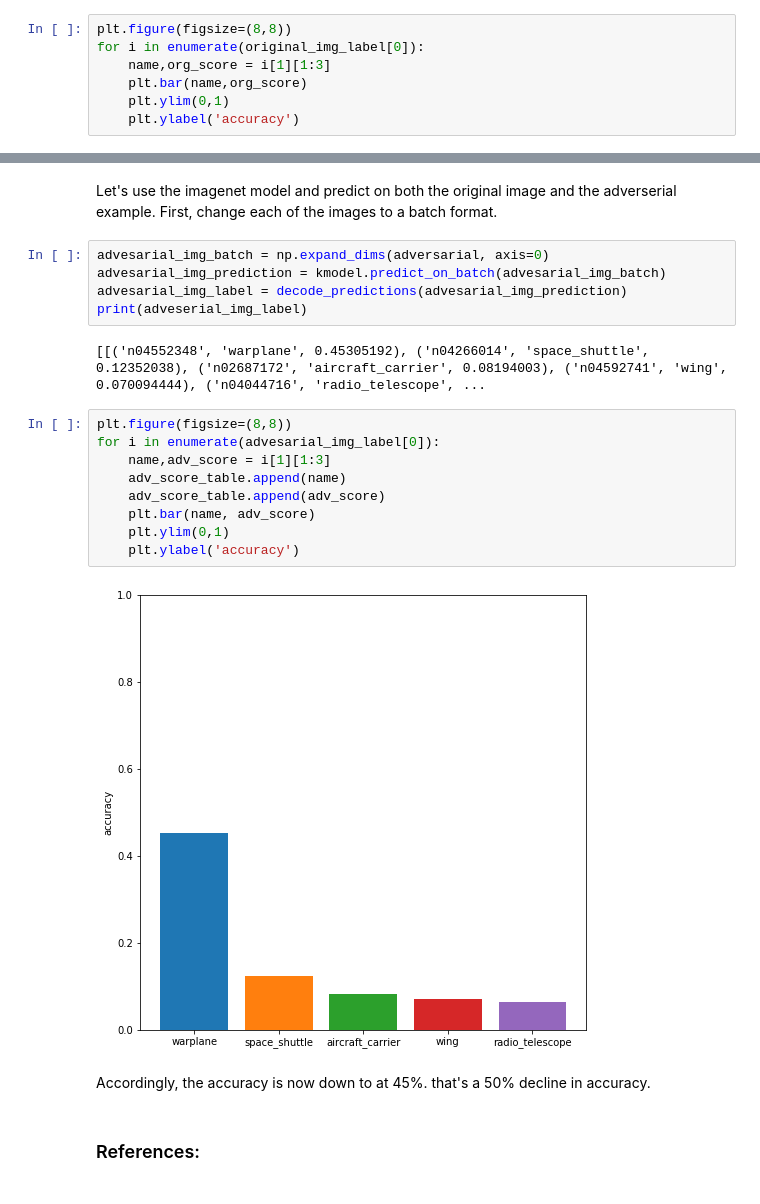
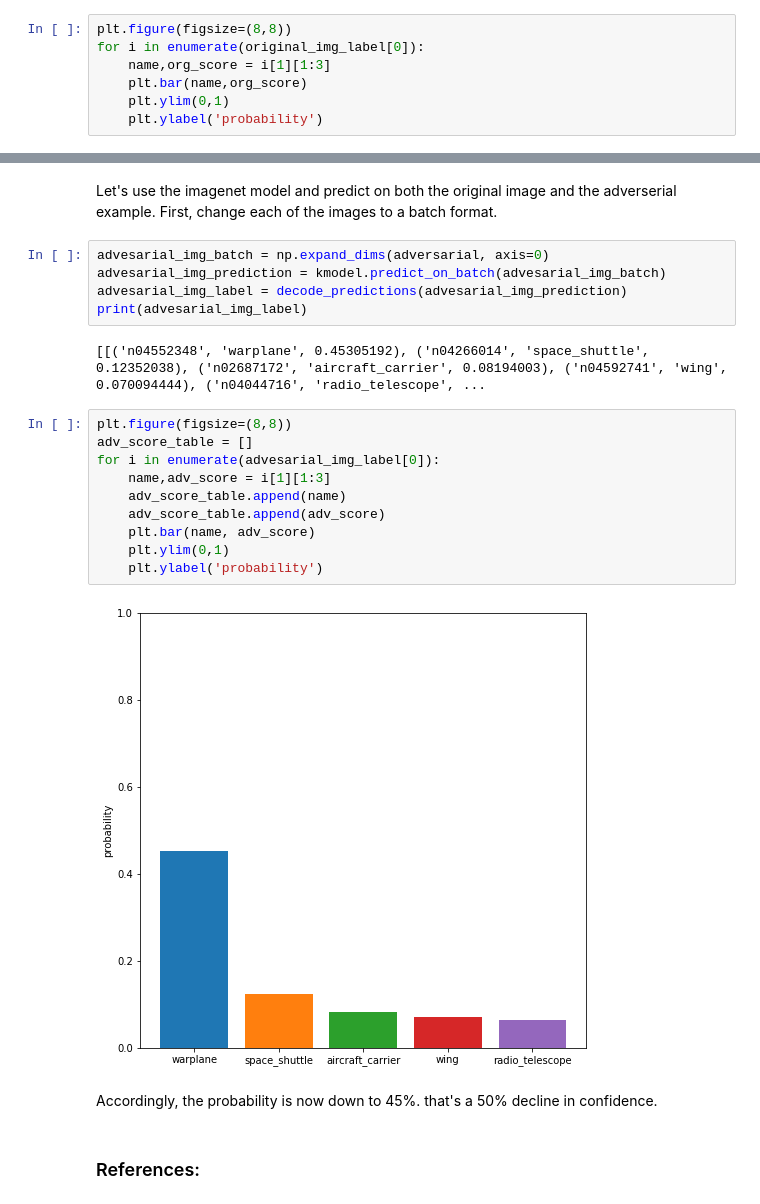
Before and after one commit to adbedada/adversarial_attack, a Jupyter notebook: notebooks/fgsm_adversarial_attack.ipynb, the cells around one changed output, grey strips where cells are left out. Saved outputs shown, nothing was run; the diff lists cells and outputs as text.

```diff
--- a/notebooks/fgsm_adversarial_attack.ipynb
+++ b/notebooks/fgsm_adversarial_attack.ipynb
@@ -64,5 +73,5 @@ for i in enumerate(original_img_label[0]):
     name,org_score = i[1][1:3]
     plt.bar(name,org_score)
     plt.ylim(0,1)
-    plt.ylabel('accuracy')
+    plt.ylabel('probability')
 # %% [output]
@@ -158,21 +167,22 @@ First, change each of the images to a batch format.
 advesarial_img_batch = np.expand_dims(adversarial, axis=0)
 advesarial_img_prediction = kmodel.predict_on_batch(advesarial_img_batch)
 advesarial_img_label = decode_predictions(advesarial_img_prediction)
-print(adveserial_img_label)
+print(advesarial_img_label)
 # %% [output]
 [[('n04552348', 'warplane', 0.45305192), ('n04266014', 'space_shuttle', 0.12352038), ('n02687172', 'aircraft_carrier', 0.08194003), ('n04592741', 'wing', 0.070094444), ('n04044716', 'radio_telescope', ...
 # %%
 plt.figure(figsize=(8,8))
+adv_score_table = []
 for i in enumerate(advesarial_img_label[0]):
     name,adv_score = i[1][1:3]
     adv_score_table.append(name)
     adv_score_table.append(adv_score)
     plt.bar(name, adv_score)
     plt.ylim(0,1)
-    plt.ylabel('accuracy')
+    plt.ylabel('probability')
 # %% [output]
-[figure, old version]
+[figure, new version]
 # %% [markdown]
-Accordingly, the accuracy is now down to at 45%. that's a 50% decline in accuracy.
+Accordingly, the probability is now down to 45%. that's a 50% decline in confidence.
 # %% [markdown]
 ### References:
```
Also changed, not shown: parts of 5 cells of this notebook.
